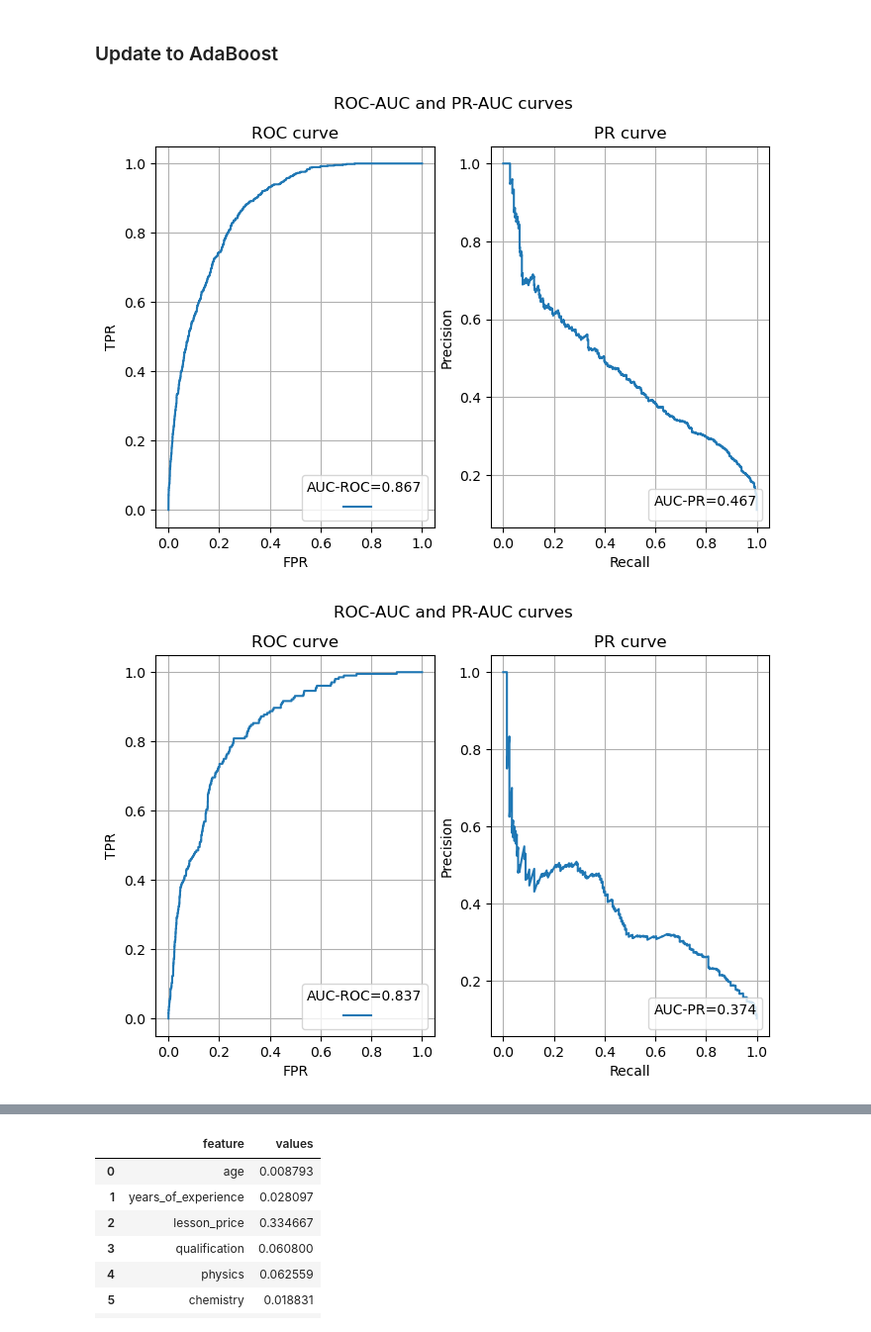
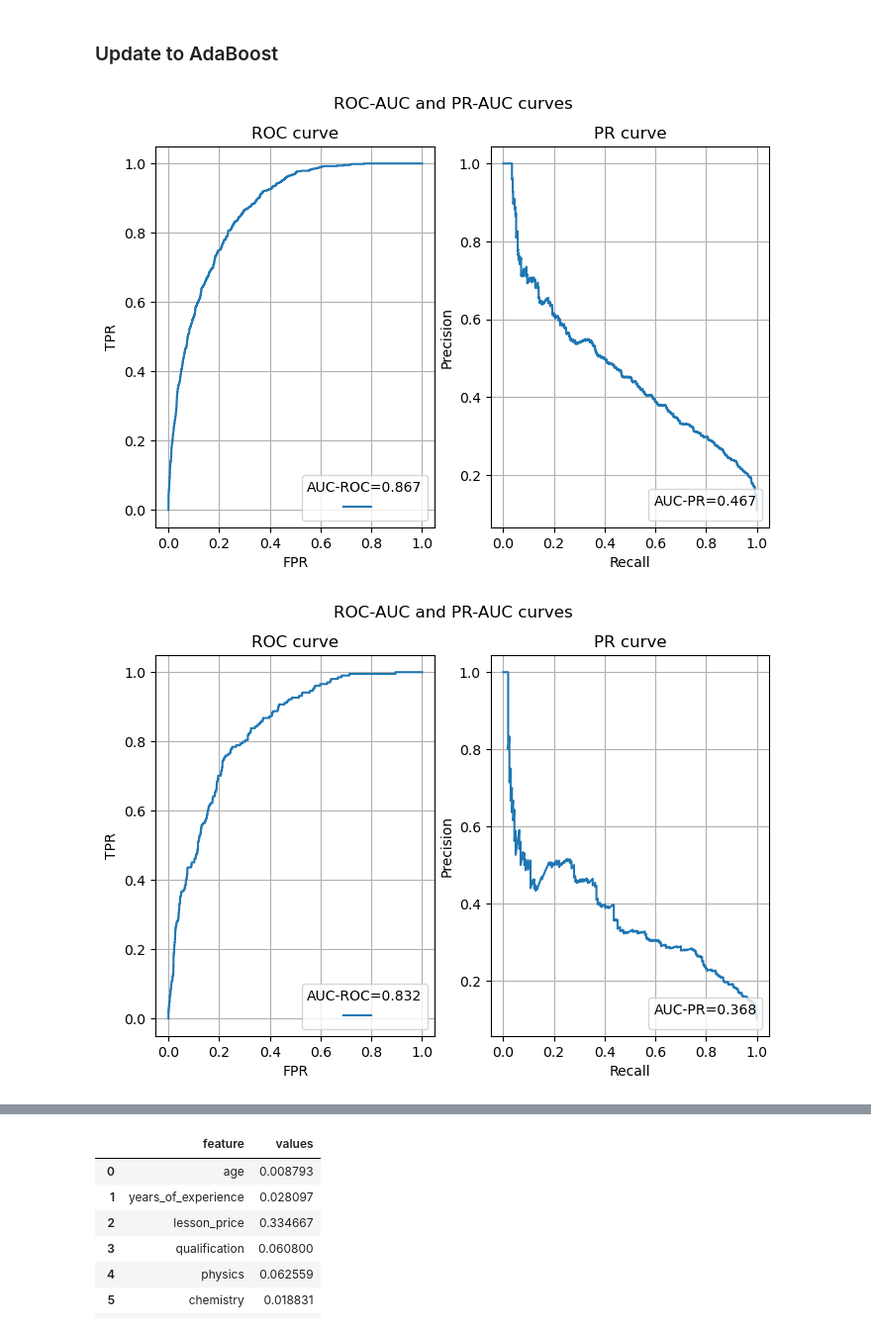
Before and after one commit to SpaceMakerc/tutor_prediction, a Jupyter notebook: predict_model_v1.ipynb, the cells around one changed output, grey strips where cells are left out. Shown at 99% size. Saved outputs shown, nothing was run; the diff lists cells and outputs as text; code cells hidden in the pictures.

```diff
--- a/predict_model_v1.ipynb
+++ b/predict_model_v1.ipynb
@@ -2324,7 +2325,7 @@ class MyDecisionTree:
         if gain == 0:
             return Leaf(labels=labels, weights=weights)
 
-        self.feature_importance[idx] += gain * (np.sum(weights) / np.sum(self.initial_weights))
+        self.feature_importance[idx] += gain #* (np.sum(weights) / np.sum(self.initial_weights))
 
         true_data, false_data, true_labels, false_labels, true_weights, false_weights = self.split(
             t=t, column_idx=idx, data=data, labels=labels, weights=weights
@@ -2349,12 +2350,13 @@ class MyDecisionTree:
 # %%
 class AdaBoost(MyDecisionTree):
 
-    def __init__(self, max_depth, min_leaf_sample, n_features, total_objects, n_trees, initial_weights=None):
+    def __init__(self, max_depth, min_leaf_sample, n_features, total_objects, n_trees, initial_weights=None, eta=1):
         super().__init__(max_depth, min_leaf_sample, n_features, total_objects, initial_weights)
         self.trees = []
         self.total_feature_importance = np.zeros(n_features)
         self.n_trees = n_trees
         self.n_classes = None
+        self.eta = eta
 
     def get_error(self, y, y_pred, w):
         return np.sum(w[y != y_pred]) / np.sum(w)
@@ -2389,13 +2391,15 @@ class AdaBoost(MyDecisionTree):
             alpha = self.calc_alpha(error=error)
 
             wrong_mask = predictions != y_train
-            w[wrong_mask] *= np.exp(alpha)
-            w[~wrong_mask] *= np.exp(-alpha)
+            w[wrong_mask] *= np.exp(alpha * self.eta)
+            w[~wrong_mask] *= np.exp(-alpha * self.eta)
 
             w /= np.sum(w)
 
             self.trees.append((alpha, new_tree))
-            self.total_feature_importance += new_model.feature_importance
+            if len(self.trees) % 50 == 0:
+                print(f"Trees count {len(self.trees)}, time: {datetime.now()}")
+            self.total_feature_importance += new_model.feature_importance * alpha
 
         return self
 
@@ -2405,7 +2409,7 @@ class AdaBoost(MyDecisionTree):
 
         for alpha, tree in self.trees:
             prediction = super().predict(data=X, tree=tree)
-            y_pred[range(n_objects), prediction] += alpha
+            y_pred[range(n_objects), prediction] += alpha * self.eta
 
         y_pred = np.argmax(y_pred, axis=1)
         return y_pred
@@ -2416,7 +2420,7 @@ class AdaBoost(MyDecisionTree):
 
         for alpha, tree in self.trees:
             prediction = super().predict(data=X, tree=tree)
-            scores[range(n_objects), prediction] += alpha
+            scores[range(n_objects), prediction] += alpha * self.eta
 
         exp_scores = np.exp(scores - np.max(scores, axis=1, keepdims=True))
         proba = exp_scores / np.sum(exp_scores, axis=1, keepdims=True)
@@ -2453,31 +2457,31 @@ def train_test_split(X, y, random_seed, use_valid=True):
 # %%
 %%time
 
 X = df_train[df_train.columns[:-1]]
 y = df_train["choose"]
 
 X_train, X_valid, X_test, y_train, y_valid, y_test = train_test_split(X=X, y=y, random_seed=42)
 
 ada = AdaBoost(
     max_depth=1,
-    min_leaf_sample=10,
+    min_leaf_sample=8,
     n_features=X_train.shape[1],
     total_objects=X_train.shape[0],
     n_trees=100,
     initial_weights=None
 )
 
 model = ada.fit_adaboost(X_train=X_train.values, y_train=y_train.values)
 
 preds_train = model.predict(X=X_train.values)
 probs_train = model.predict_proba(X=X_train.values, positive_only=True)
 preds_valid = model.predict(X=X_valid.values)
 probs_valid = model.predict_proba(X=X_valid.values, positive_only=True)
 
 evaluator_train = EvaluateModel(y_pred=preds_train, y_pred_proba=probs_train, y=y_train)
 evaluator_train.evaluation(show_charts=True)
 evaluator_valid = EvaluateModel(y_pred=preds_valid, y_pred_proba=probs_valid, y=y_valid)
 evaluator_valid.evaluation(show_charts=True)
 # %% [output]
-[figure, old version]
+[figure, new version]
-[figure, old version]
+[figure, new version]
```
Also changed, not shown: parts of 10 cells of this notebook.
